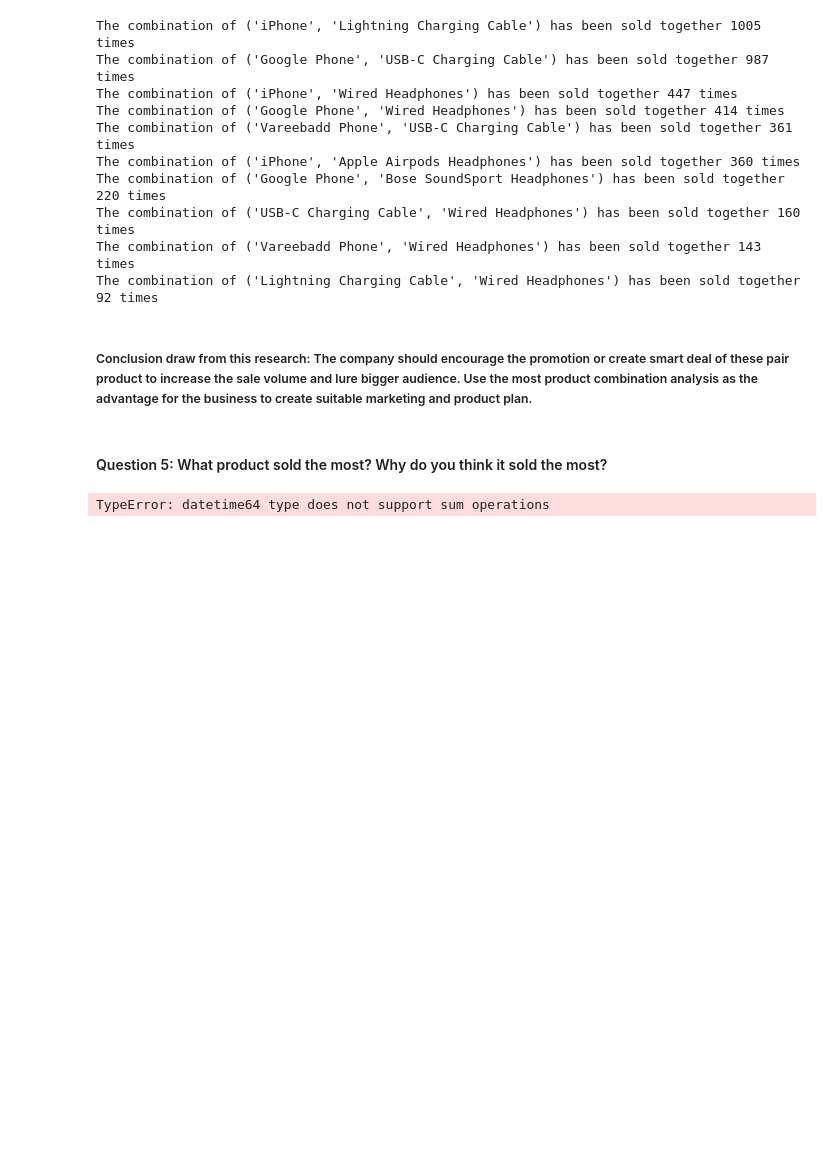
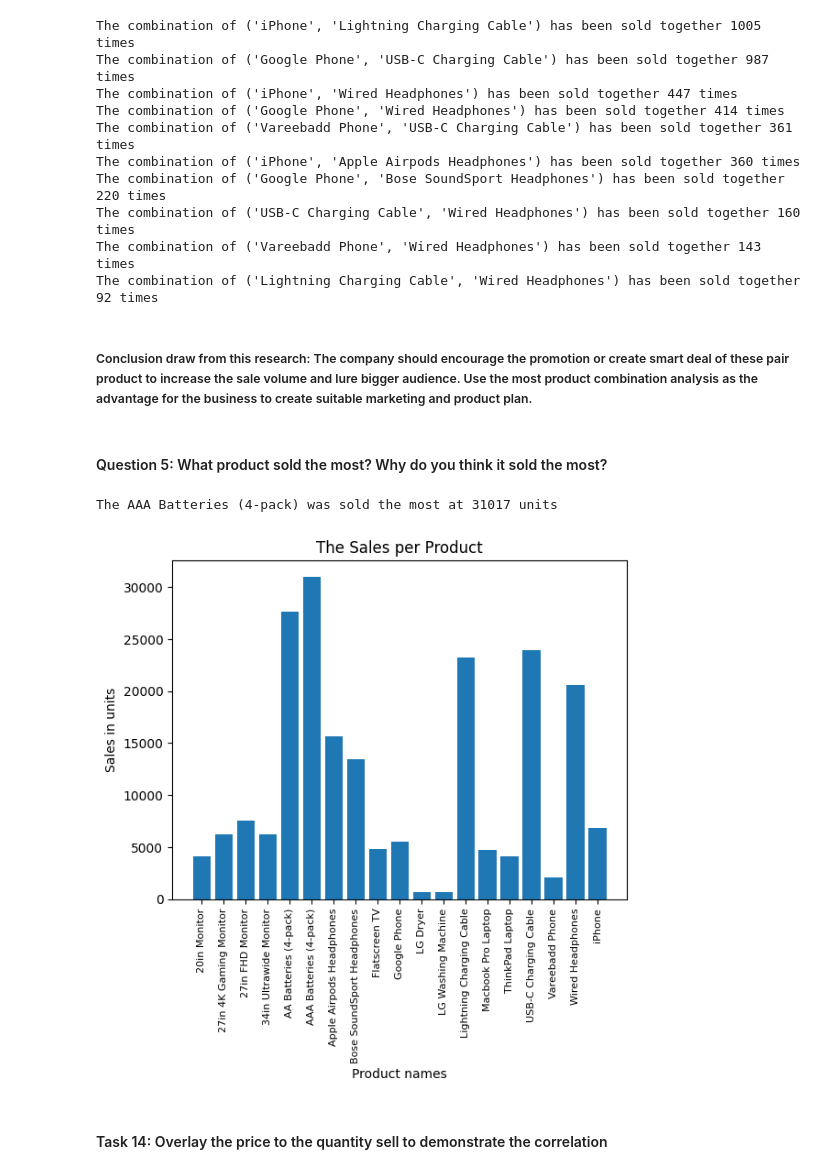
Before and after one commit to emilyle91/sales-analysis, a Jupyter notebook: Sales_Analysis.ipynb, the cells around one changed output. Saved outputs shown, nothing was run; the diff lists cells and outputs as text; code cells hidden in the pictures; blank space fills up the shorter version.

```diff
--- a/Sales_Analysis.ipynb
+++ b/Sales_Analysis.ipynb
@@ -299,8 +323,32 @@ The combination of ('Lightning Charging Cable', 'Wired Headphones') has been sol
 ##### Conclusion draw from this research: The company should encourage the promotion or create smart deal of these pair product to increase the sale volume and lure bigger audience. Use the most product combination analysis as the advantage for the business to create suitable marketing and product plan.
 # %% [markdown]
 #### Question 5: What product sold the most? Why do you think it sold the most?
-# %%
-x = all_data.groupby(all_data["Product"])
-x.sum()
-# %% [output]
-TypeError: datetime64 type does not support sum operations
+# %%
+# Slice the Product and Sales column
+product_sale_data = all_data[['Product', 'Quantity Ordered']]
+
+#Groupby Product
+product_sale_data = product_sale_data.groupby("Product").sum()
+
+
+#Print the max sales product and the quatity orders corresponding
+max_product_name = product_sale_data["Quantity Ordered"].idxmax()
+max_product_sales = product_sale_data["Quantity Ordered"].max()
+
+print(f"The {max_product_name} was sold the most at {max_product_sales} units")
+# %% [output]
+The AAA Batteries (4-pack) was sold the most at 31017 units
+# %%
+fig, ax = plt.subplots()
+ax.yaxis.get_major_formatter().set_scientific(False)
+ax.yaxis.get_major_formatter().set_useOffset(False)
+ax.bar(product_sale_data.index.tolist(), product_sale_data["Quantity Ordered"])
+plt.title("The Sales per Product")
+plt.xticks(product_sale_data.index.tolist(), rotation= 'vertical', size = 8)
+plt.ylabel("Sales in units")
+plt.xlabel("Product names")
+plt.show()
+# %% [output]
+[figure, added]
+# %% [markdown]
+#### Task 14: Overlay the price to the quantity sell to demonstrate the correlation
```
Also changed, not shown: parts of 10 cells of this notebook.
